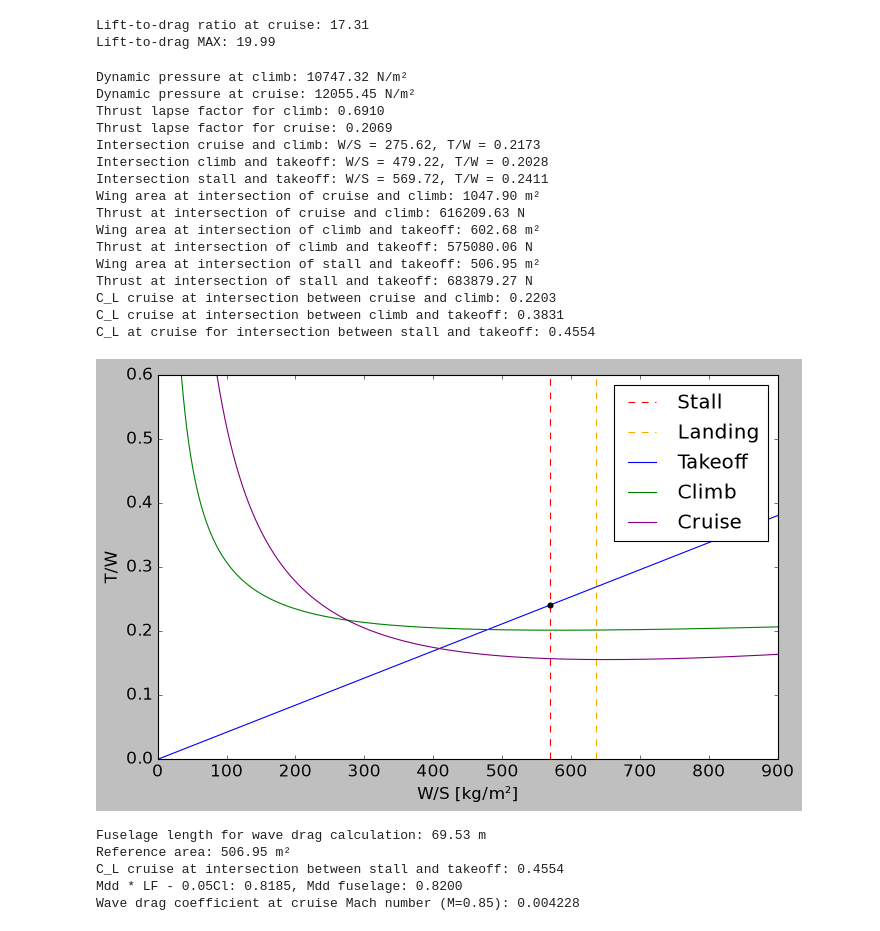
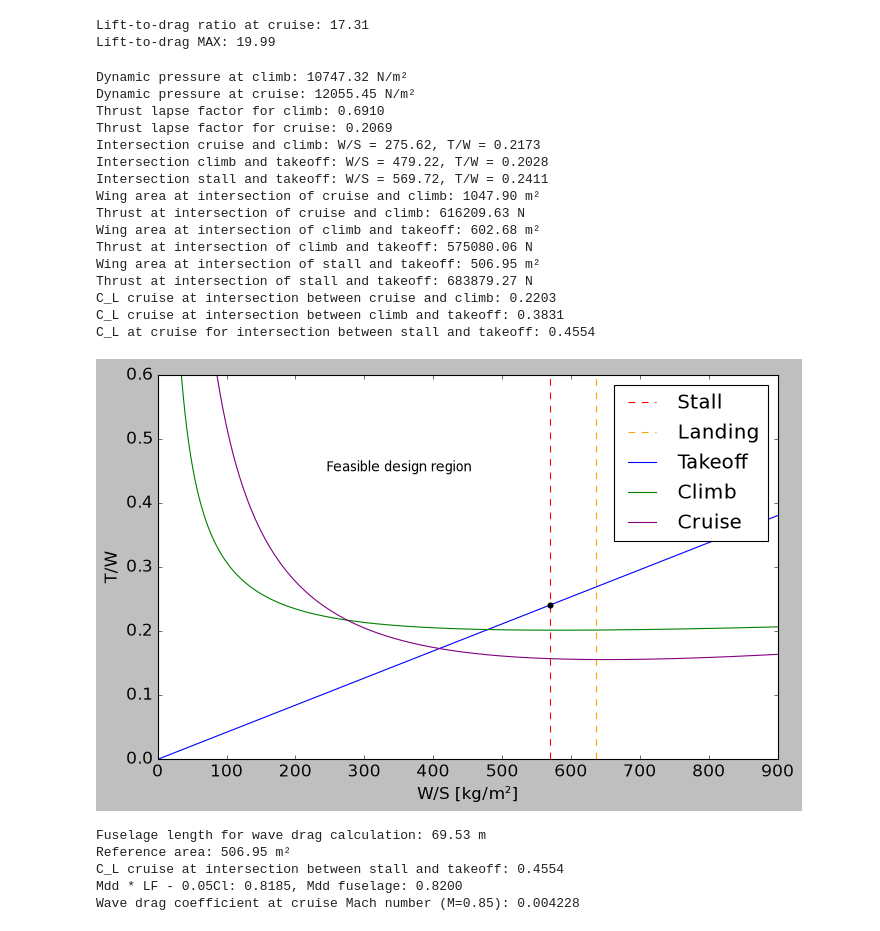
Before and after one commit to astromzZ/MMS236-Aircraft-design-project, a Jupyter notebook: constraintanalysis.ipynb, the cells around one changed output. Saved outputs shown, nothing was run; the diff lists cells and outputs as text; code cells hidden in the pictures.

```diff
--- a/constraintanalysis.ipynb
+++ b/constraintanalysis.ipynb
@@ -475,6 +476,13 @@ ax.plot(WS_array, TW_CRUISE(WS_array, q_cruise, C_D0, e, AR), label='Cruise', co
 # ax.scatter(ws_intersection_cruiseclimb, TW_CRUISE(ws_intersection_cruiseclimb, q_cruise, C_D0, e, AR), color='black', zorder=5)
 # ax.scatter(ws_intersection_climbtakeoff, TW_CLIMB(ws_intersection_climbtakeoff, q_climb, C_D0, e, AR), color='black', zorder=5)
 ax.scatter(WS_STALL(v_stall, C_Lmax), tw_intersection_stall_takeoff, color='black', zorder=5)
+ax.text(
+    350, 0.45,
+    "Feasible design region",
+    fontsize=12,
+    ha="center",
+    color="black"
+)
 ax.legend()
 
 
@@ -485,34 +493,34 @@ print(f"C_L cruise at intersection between cruise and climb: {C_Lcruise1:.4f}")
 
 WS_cruise_climbtakeoff = W_CLIMBW0 * ws_intersection_climbtakeoff
 C_Lcruise2 = WS_cruise_climbtakeoff * 9.82 / q_cruise
 print(f"C_L cruise at intersection between climb and takeoff: {C_Lcruise2:.4f}")
 
 WS_cruise_stallclimb = W_CLIMBW0 * WS_STALL(v_stall, C_Lmax)
 C_Lcruise2 = WS_cruise_stallclimb * 9.82 / q_cruise
 print(f"C_L at cruise for intersection between stall and takeoff: {C_Lcruise2:.4f}")
 
 # LD_newnew = C_Lcruise2 / C_D
 # LD_newnewMAX = LD_newnew / 0.866
 # print(f"Lift-to-drag ratio at cruise: {LD_newnew:.2f}")
 # print(f"Lift-to-drag : {LD_newnewMAX:.2f}")
 # %% [output]
 Dynamic pressure at climb: 10747.32 N/m²
 Dynamic pressure at cruise: 12055.45 N/m²
 Thrust lapse factor for climb: 0.6910
 Thrust lapse factor for cruise: 0.2069
 Intersection cruise and climb: W/S = 275.62, T/W = 0.2173
 Intersection climb and takeoff: W/S = 479.22, T/W = 0.2028
 Intersection stall and takeoff: W/S = 569.72, T/W = 0.2411
 Wing area at intersection of cruise and climb: 1047.90 m²
 Thrust at intersection of cruise and climb: 616209.63 N
 Wing area at intersection of climb and takeoff: 602.68 m²
 Thrust at intersection of climb and takeoff: 575080.06 N
 Wing area at intersection of stall and takeoff: 506.95 m²
 Thrust at intersection of stall and takeoff: 683879.27 N
 C_L cruise at intersection between cruise and climb: 0.2203
 C_L cruise at intersection between climb and takeoff: 0.3831
 C_L at cruise for intersection between stall and takeoff: 0.4554
-[figure, old version]
+[figure, new version]
 # %%
 #SECOND ITERATION WAVE DRAG MAP GENERATOR
 
```
Also changed, not shown: parts of 3 cells of this notebook.
